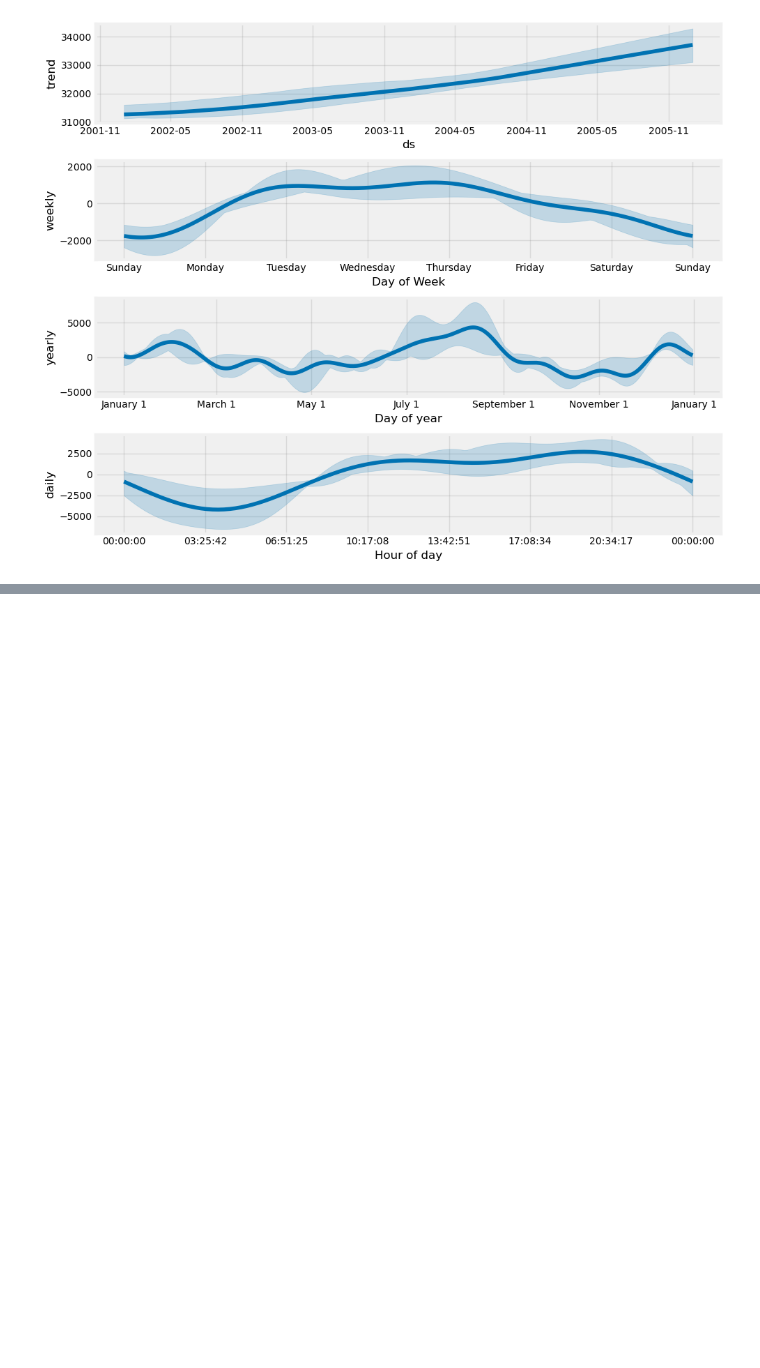
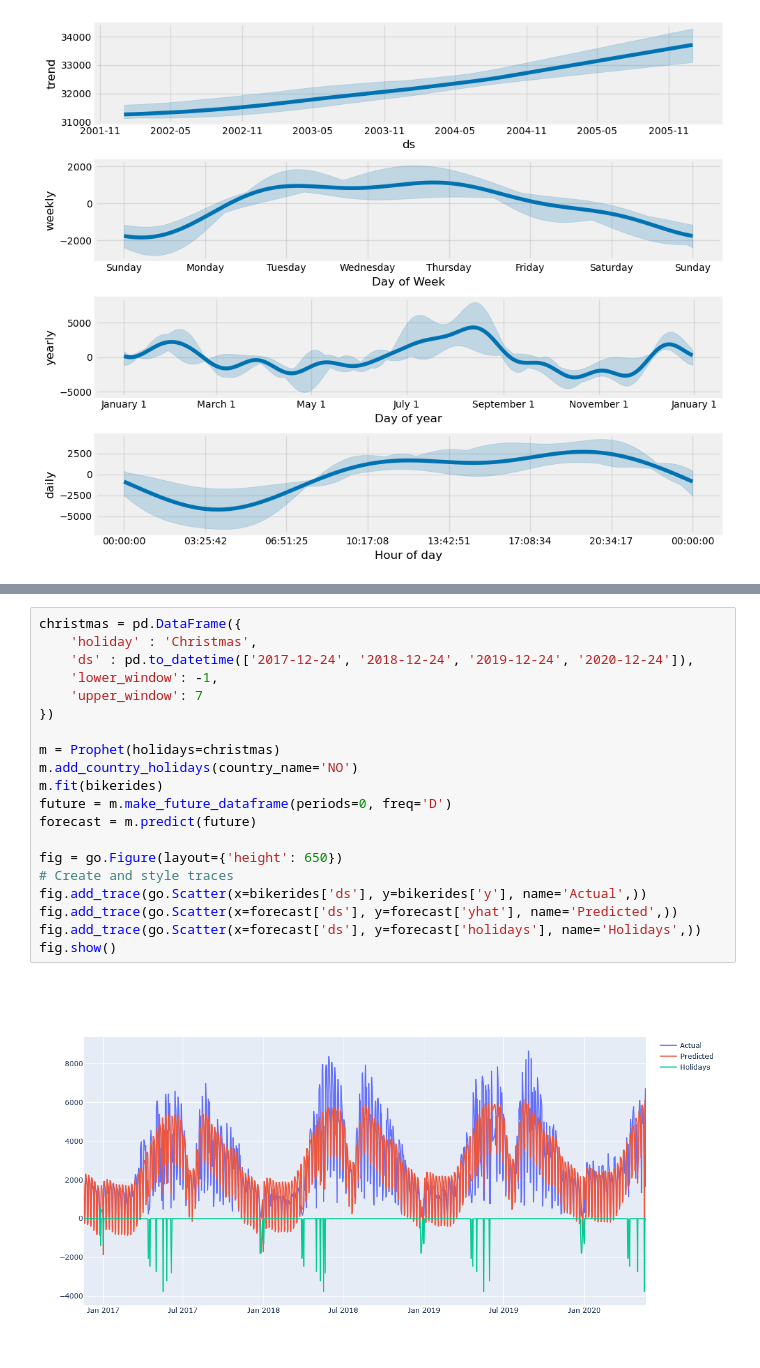
Before and after one commit to bachaudhry/time_series, a Jupyter notebook: ts_with_k/03_Prophet.ipynb, the cells around one changed output, grey strips where cells are left out. Cells and saved outputs as stored; diff of their text form; blank space fills up the shorter version.

```diff
--- a/ts_with_k/03_Prophet.ipynb
+++ b/ts_with_k/03_Prophet.ipynb
@@ -495,0 +580,22 @@ chain 4 |          | 00:00 Status
+# %%
+christmas = pd.DataFrame({
+    'holiday' : 'Christmas',
+    'ds' : pd.to_datetime(['2017-12-24', '2018-12-24', '2019-12-24', '2020-12-24']),
+    'lower_window': -1,
+    'upper_window': 7
+})
+
+m = Prophet(holidays=christmas)
+m.add_country_holidays(country_name='NO')
+m.fit(bikerides)
+future = m.make_future_dataframe(periods=0, freq='D')
+forecast = m.predict(future)
+
+fig = go.Figure(layout={'height': 650})
+# Create and style traces
+fig.add_trace(go.Scatter(x=bikerides['ds'], y=bikerides['y'], name='Actual',))
+fig.add_trace(go.Scatter(x=forecast['ds'], y=forecast['yhat'], name='Predicted',))
+fig.add_trace(go.Scatter(x=forecast['ds'], y=forecast['holidays'], name='Holidays',))
+fig.show()
+# %% [output]
+[figure, added]
```
Also changed, not shown: parts of 10 cells of this notebook.
